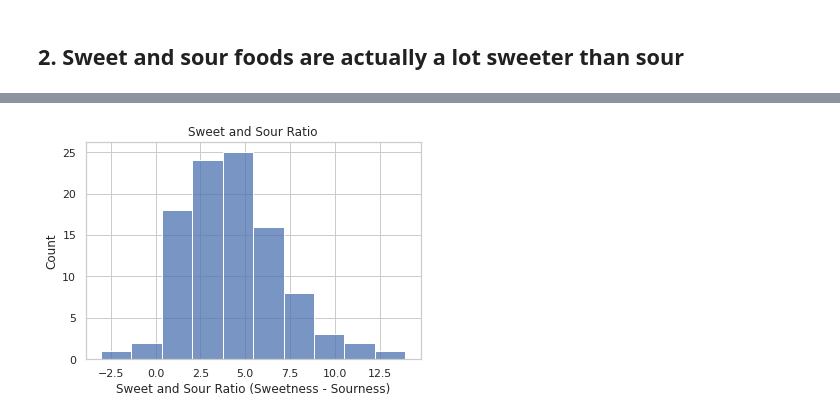
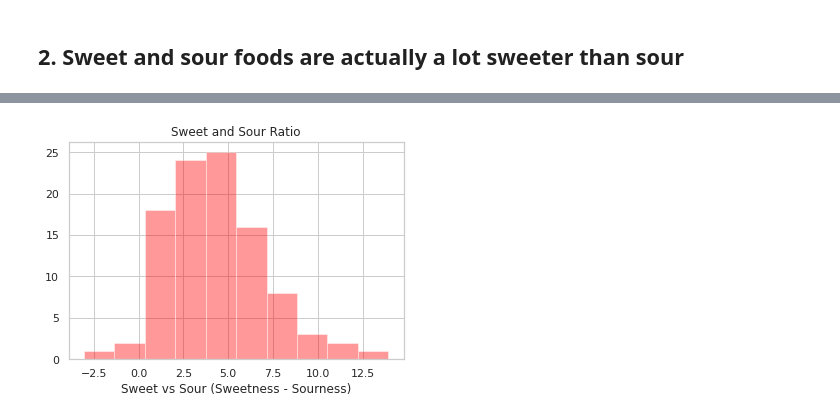
Before and after one commit to CodyBurker/Recipe-Radar, a Jupyter notebook: Burker-Exploratory1.ipynb, the cells around one changed output, grey strips where cells are left out. Cells and saved outputs as stored; diff of their text form; code cells hidden in the pictures.

```diff
--- a/SpoontasticTest.ipynb
+++ b/Burker-Exploratory1.ipynb
@@ -74,12 +80,11 @@ plt.show()
-# %%
-sweet_and_sourwithflavor['Sweet and Sour Ratio'] = sweet_and_sourwithflavor['sweetness'] - sweet_and_sourwithflavor['sourness']
-# Create a new variable to show if the recipe is sweet or sour
-sweet_and_sourwithflavor['sweet_or_sour'] = sweet_and_sourwithflavor['Sweet and Sour Ratio'].apply(lambda row: 'sweet' if row > 0 else 'sour')
-# Create histogram of Sweet and Sour Ratio
-# With color coded by sweet or sour
-sns.histplot(sweet_and_sourwithflavor['Sweet and Sour Ratio'], bins=10)
-plt.title('Sweet and Sour Ratio')
-plt.xlabel("Sweet and Sour Ratio (Sweetness - Sourness)")
-plt.show()
-# %% [output]
-[figure, removed]
+# %%
+sweet_and_sourwithflavor['Sweetness vs Sourness'] = sweet_and_sourwithflavor['sweetness'] - sweet_and_sourwithflavor['sourness']
+# Create histogram of Sweet and Sour Ratio
+# If sweet vs sour is less than 0, make it green
+# If sweet vs sour is greater than 0, make it red
+sns.distplot(sweet_and_sourwithflavor['Sweetness vs Sourness'], bins=10, kde=False, color='green' if sweet_and_sourwithflavor['Sweet and Sour Ratio'].mean() < 0 else 'red')
+plt.title('Sweet and Sour Ratio')
+plt.xlabel("Sweet vs Sour (Sweetness - Sourness)")
+plt.show()
+# %% [output]
+[figure, added]
```
Also changed, not shown: parts of 1 cell of this notebook, 1 other file.
